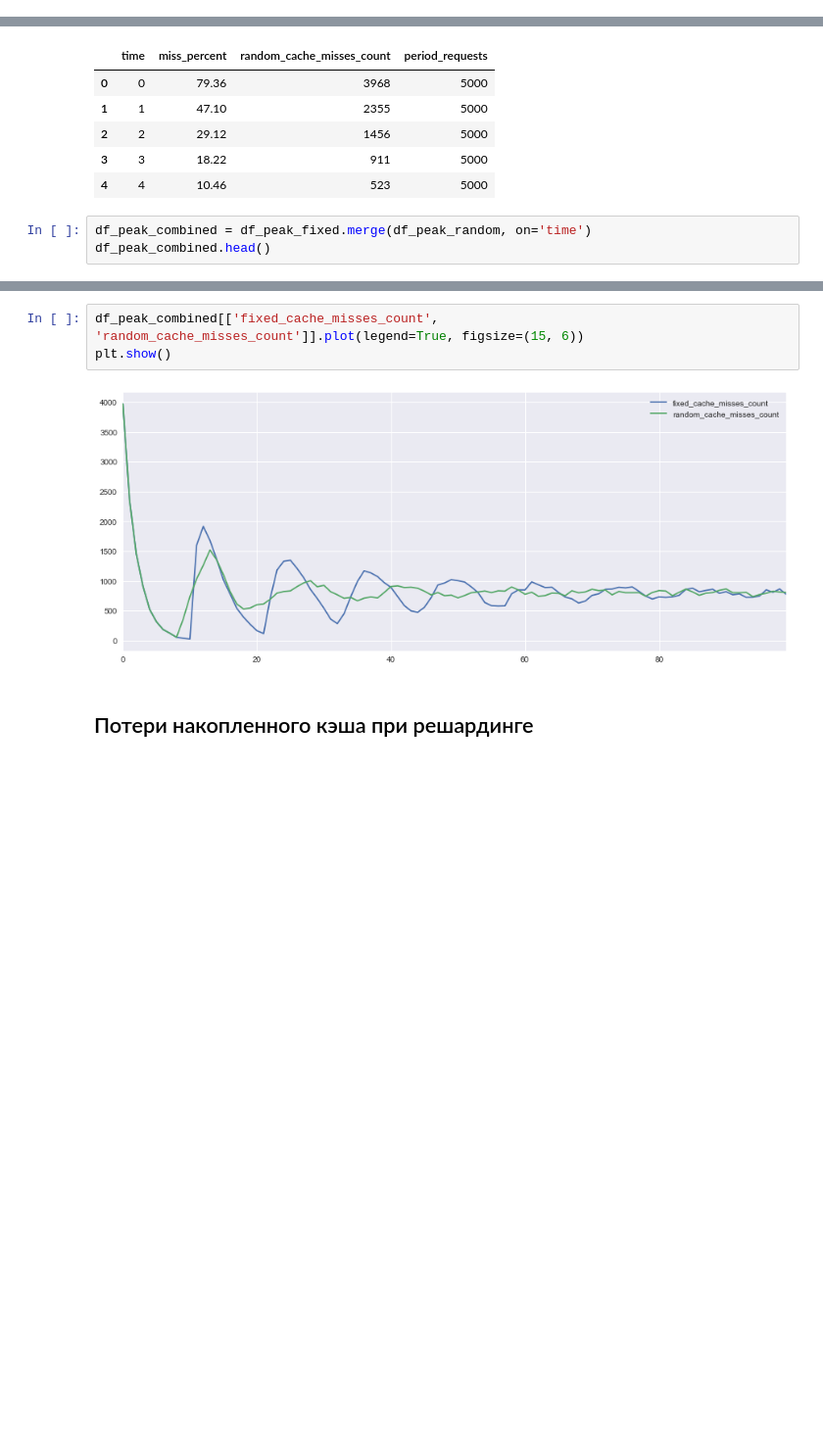
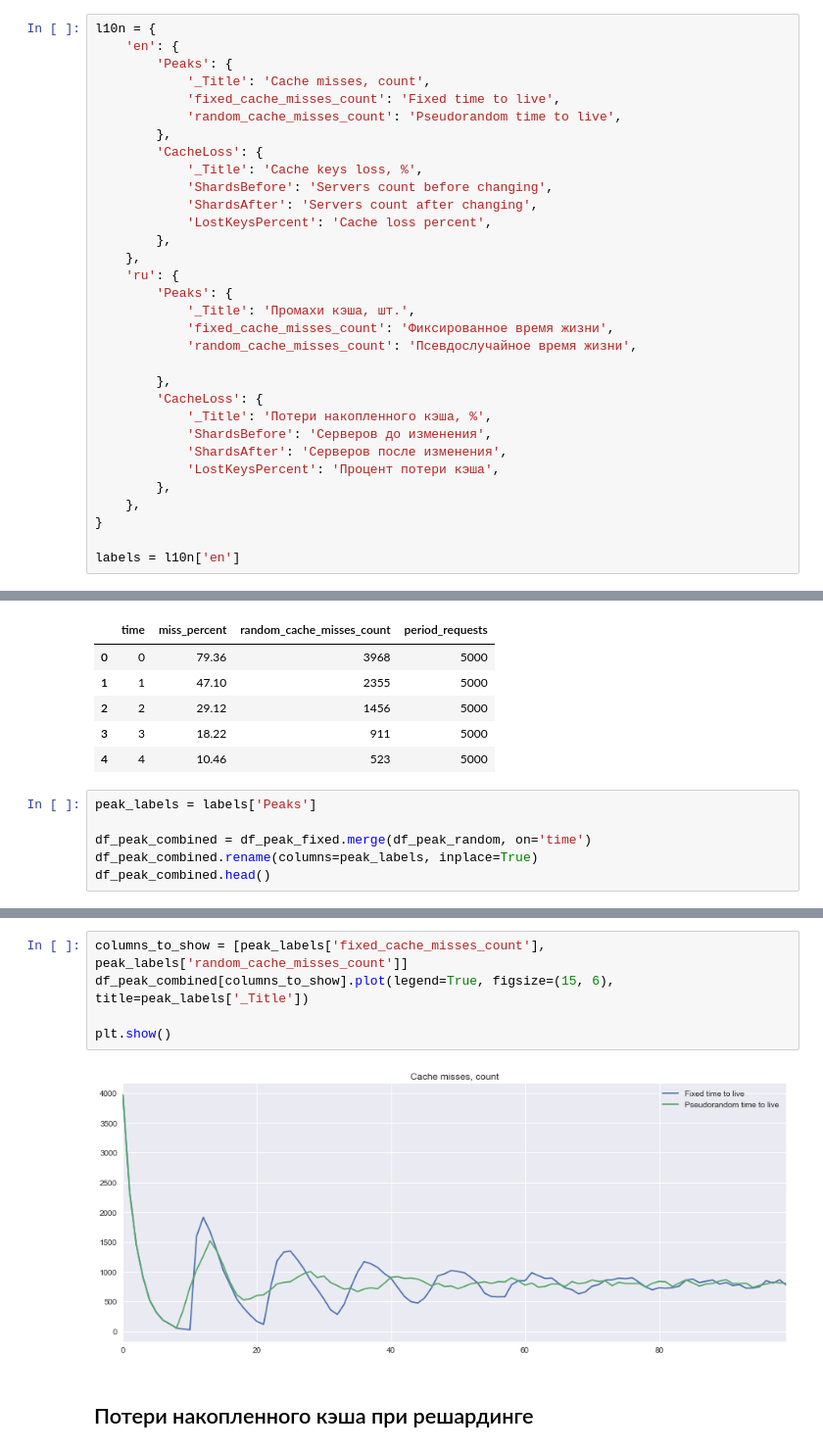
Before and after one commit to pryazhnikov/cache-simulations, a Jupyter notebook: visualization.ipynb, the cells around one changed output, grey strips where cells are left out. Shown at 98% size. Saved outputs shown, nothing was run; the diff lists cells and outputs as text; blank space fills up the shorter version.

```diff
--- a/visualization.ipynb
+++ b/visualization.ipynb
@@ -7,3 +9,35 @@ import seaborn as sns
+# %%
+l10n = {
+    'en': {
+        'Peaks': {
+            '_Title': 'Cache misses, count',
+            'fixed_cache_misses_count': 'Fixed time to live',
+            'random_cache_misses_count': 'Pseudorandom time to live',
+        },
+        'CacheLoss': {
+            '_Title': 'Cache keys loss, %',
+            'ShardsBefore': 'Servers count before changing',
+            'ShardsAfter': 'Servers count after changing',
+            'LostKeysPercent': 'Cache loss percent',
+        },
+    },
+    'ru': {
+        'Peaks': {
+            '_Title': 'Промахи кэша, шт.',
+            'fixed_cache_misses_count': 'Фиксированное время жизни',
+            'random_cache_misses_count': 'Псевдослучайное время жизни',
+
+        },
+        'CacheLoss': {
+            '_Title': 'Потери накопленного кэша, %',
+            'ShardsBefore': 'Серверов до изменения',
+            'ShardsAfter': 'Серверов после изменения',
+            'LostKeysPercent': 'Процент потери кэша',
+        },
+    },
+}
+
+labels = l10n['en']
 # %% [markdown]
 ## График затухания пиков нагрузки при холодном старте
 # %%
@@ -29,6 +63,9 @@ df_peak_random.head()
 | 3 | 3 | 18.22 | 911 | 5000 |
 | 4 | 4 | 10.46 | 523 | 5000 |
 # %%
+peak_labels = labels['Peaks']
+
 df_peak_combined = df_peak_fixed.merge(df_peak_random, on='time')
+df_peak_combined.rename(columns=peak_labels, inplace=True)
 df_peak_combined.head()
 # %% [output]
@@ -41,8 +78,10 @@ df_peak_combined.head()
 # %%
-df_peak_combined[['fixed_cache_misses_count', 'random_cache_misses_count']].plot(legend=True, figsize=(15, 6))
+columns_to_show = [peak_labels['fixed_cache_misses_count'], peak_labels['random_cache_misses_count']]
+df_peak_combined[columns_to_show].plot(legend=True, figsize=(15, 6), title=peak_labels['_Title'])
+
 plt.show()
 # %% [output]
-[figure, old version]
+[figure, new version]
 # %% [markdown]
 ## Потери накопленного кэша при решардинге
 # %%
```
Also changed, not shown: parts of 5 cells of this notebook, 5 other files.
